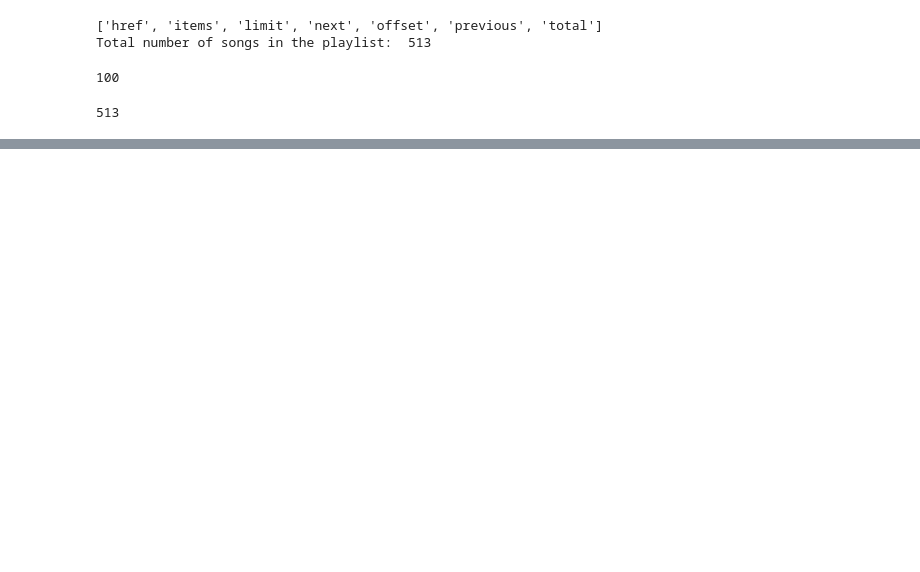
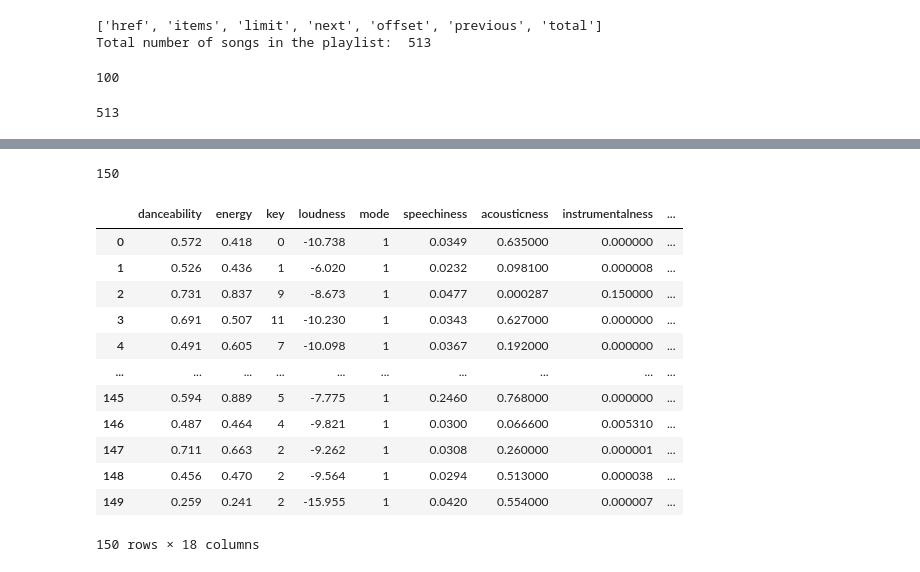
Before and after one commit to MLB-95/IH_LABS, a Jupyter notebook: LABS/week6/playlist_structure.ipynb, the cells around one changed output, grey strips where cells are left out. Drawn from its saved outputs; the diff is of its cells as text; code cells hidden in the pictures; blank space fills up the shorter version.

```diff
--- a/LABS/week6/playlist_structure.ipynb
+++ b/LABS/week6/playlist_structure.ipynb
@@ -254,5 +254,5 @@ def get_playlist_tracks(username, playlist_id):
         tracks.extend(results['items'])
     return tracks
 # %%
-tracks=get_playlist_tracks("spotify", "37i9dQZF1DWV7EzJMK2FUI")
+jazz_tracks=get_playlist_tracks("spotify", "37i9dQZF1DWV7EzJMK2FUI")
 # %%
@@ -262,4 +282,4 @@ len(tracks)
 # %%
-list_of_audio_features=[]
+list_of_audio_features_jazz=[]
 for item in range(0,513):
-    list_of_audio_features.append(sp.audio_features(tracks[item]["track"]["id"])[0])
+    list_of_audio_features_jazz.append(sp.audio_features(jazz_tracks[item]["track"]["id"])[0])
@@ -309,0 +360,27 @@ get_artists_from_playlist("37i9dQZF1DWV7EzJMK2FUI")
+# %%
+sixties_tracks=get_playlist_tracks("spotify", "37i9dQZF1DXaKIA8E7WcJj")
+# %%
+len(sixties_tracks)
+# %% [output]
+150
+# %%
+list_of_audio_features_sixties=[]
+for item in range(0,150):
+    list_of_audio_features_sixties.append(sp.audio_features(sixties_tracks[item]["track"]["id"])[0])
+# %%
+df_sixties=pd.DataFrame(list_of_audio_features_sixties)
+df_sixties
+# %% [output]
+|  | danceability | energy | key | loudness | mode | speechiness | acousticness | instrumentalness | ... |
+| 0 | 0.572 | 0.418 | 0 | -10.738 | 1 | 0.0349 | 0.635000 | 0.000000 | ... |
+| 1 | 0.526 | 0.436 | 1 | -6.020 | 1 | 0.0232 | 0.098100 | 0.000008 | ... |
+| 2 | 0.731 | 0.837 | 9 | -8.673 | 1 | 0.0477 | 0.000287 | 0.150000 | ... |
+| 3 | 0.691 | 0.507 | 11 | -10.230 | 1 | 0.0343 | 0.627000 | 0.000000 | ... |
+| 4 | 0.491 | 0.605 | 7 | -10.098 | 1 | 0.0367 | 0.192000 | 0.000000 | ... |
+| ... | ... | ... | ... | ... | ... | ... | ... | ... | ... |
+| 145 | 0.594 | 0.889 | 5 | -7.775 | 1 | 0.2460 | 0.768000 | 0.000000 | ... |
+| 146 | 0.487 | 0.464 | 4 | -9.821 | 1 | 0.0300 | 0.066600 | 0.005310 | ... |
+| 147 | 0.711 | 0.663 | 2 | -9.262 | 1 | 0.0308 | 0.260000 | 0.000001 | ... |
+| 148 | 0.456 | 0.470 | 2 | -9.564 | 1 | 0.0294 | 0.513000 | 0.000038 | ... |
+| 149 | 0.259 | 0.241 | 2 | -15.955 | 1 | 0.0420 | 0.554000 | 0.000007 | ... |
+150 rows × 18 columns
```
Also changed, not shown: parts of 13 cells of this notebook, 1 other file.
